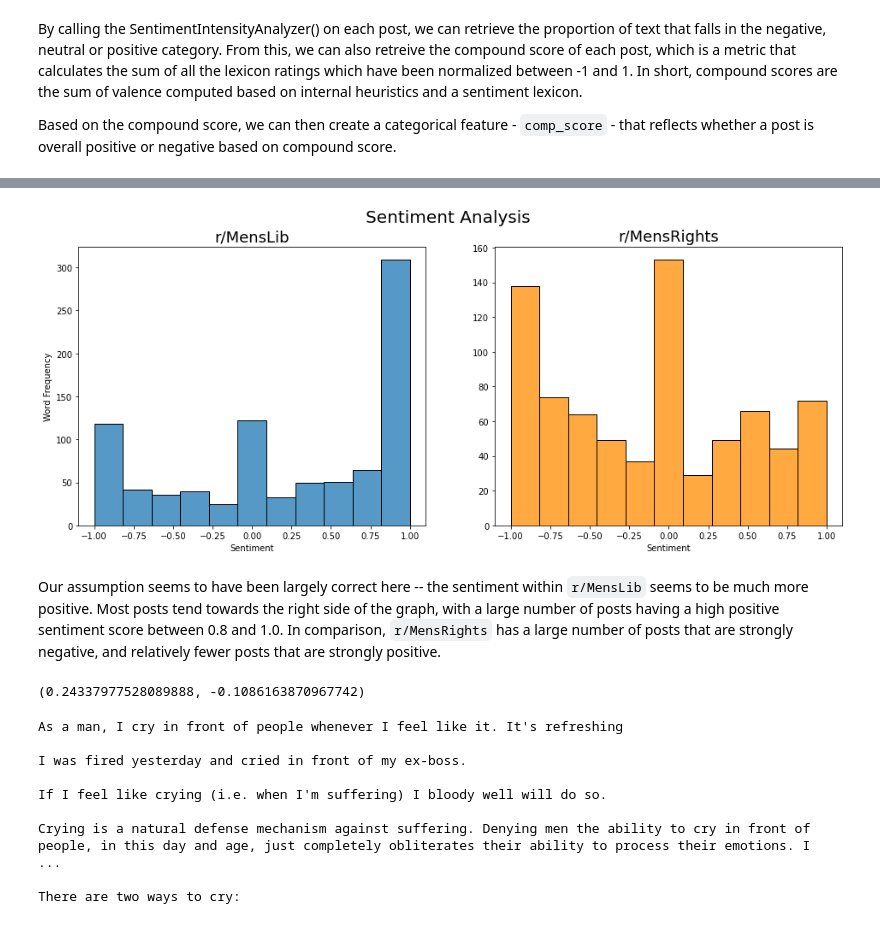
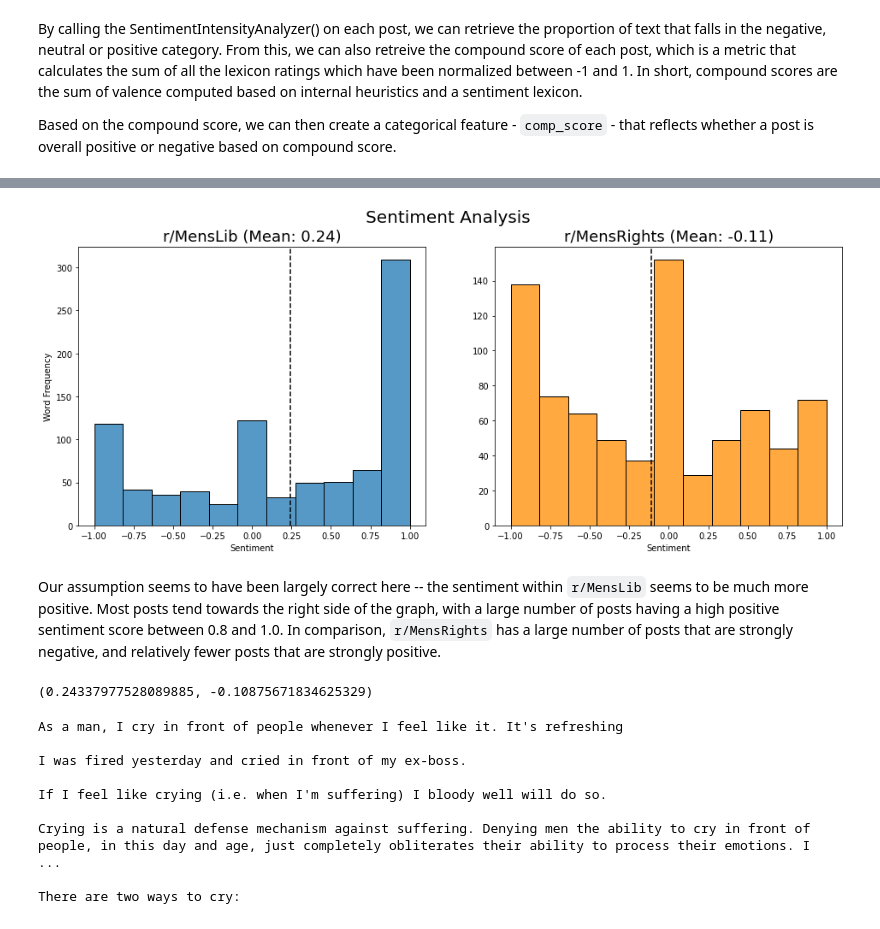
Before and after one commit to benjamin-awd/Subreddit-Classification-with-NLP, a Jupyter notebook: 2_Data_Cleaning_EDA.ipynb, the cells around one changed output, grey strips where cells are left out. Drawn from its saved outputs; the diff is of its cells as text; code cells hidden in the pictures.

```diff
--- a/2_Data_Cleaning_EDA.ipynb
+++ b/2_Data_Cleaning_EDA.ipynb
@@ -228,5 +228,8 @@ dtype: int64
 mensrights.shape, menslib.shape
 # %% [output]
 ((775, 16), (890, 16))
+# %%
+# Drop outlier
+mensrights = mensrights.drop(mensrights[mensrights['upvotes'] > 20_000].index)
 # %% [markdown]
 Our classes are slightly imbalanced, but this is somewhat to be expected given differences between each subreddit due to factors such as strict automoderation policies or Reddit's internal algorithm.
@@ -538,8 +559,11 @@ By calling the SentimentIntensityAnalyzer() on each post, we can retrieve the pr
 
 Based on the compound score, we can then create a categorical feature - `comp_score` - that reflects whether a post is overall positive or negative based on compound score.
 # %%
+# Initialise VADER
+sid = SentimentIntensityAnalyzer()
+
 # Analyzing sentiment with VADER
-sentiment_df['scores'] = sentiment_df['combi_text'].apply(lambda post: sid.polarity_scores(post))
+sentiment_df['scores'] = sentiment_df['combi_text'].apply(lambda x: sid.polarity_scores(x))
 sentiment_df['compound']  = sentiment_df['scores'].apply(lambda score_dict: score_dict['compound'])
 sentiment_df['comp_score'] = sentiment_df['compound'].apply(lambda c: 'pos' if c >=0 else 'neg')
 # %%
@@ -556,24 +580,28 @@ sentiment_df.head()
 # %%
 fig, ax = plt.subplots(1, 2, figsize=(16, 6))
 ax = ax.ravel()
 sns.histplot(sentiment_df[sentiment_df['is_menslib'] == 1]['compound'].values, ax = ax[0])
 sns.histplot(sentiment_df[sentiment_df['is_menslib'] == 0]['compound'].values, color='darkorange', ax = ax[1])
-ax[0].set_title('r/MensLib', fontsize=18)
-ax[1].set_title('r/MensRights', fontsize=18)
+mean_1 = sentiment_df[sentiment_df['is_menslib'] == 1]['compound'].mean()
+mean_2 = sentiment_df[sentiment_df['is_menslib'] == 0]['compound'].mean()
+ax[0].set_title(f'r/MensLib (Mean: {(mean_1):.2f})', fontsize=18)
+ax[1].set_title(f'r/MensRights (Mean: {(mean_2):.2f})', fontsize=18)
+ax[0].axvline(mean_1, ls='--', color='black')
+ax[1].axvline(mean_2, ls='--', color='black')
 ax[0].set_xlabel('Sentiment')
 ax[0].set_ylabel('Word Frequency')
 ax[1].set_xlabel('Sentiment')
 ax[1].set_ylabel('')
 plt.suptitle('Sentiment Analysis', fontsize=20);
 # %% [output]
-[figure, old version]
+[figure, new version]
 # %% [markdown]
 Our assumption seems to have been largely correct here -- the sentiment within `r/MensLib` seems to be much more positive. Most posts tend towards the right side of the graph, with a large number of posts having a high positive sentiment score between 0.8 and 1.0. In comparison, `r/MensRights` has a large number of posts that are strongly negative, and relatively fewer posts that are strongly positive.
 # %%
 # We can also see that the average sentiment within r/MensLib is much higher.
 sentiment_df[sentiment_df['is_menslib']==1]['compound'].mean(), sentiment_df[sentiment_df['is_menslib']==0]['compound'].mean()
 # %% [output]
-(0.24337977528089888, -0.1086163870967742)
+(0.24337977528089885, -0.10875671834625329)
 # %%
 # Example of a strongly negative post within r/MensLib.
 # As a whole, this post isn't actually 'negative' despite the negative sentiment that VADER is detecting.
```
Also changed, not shown: parts of 17 cells of this notebook, 6 other files.
